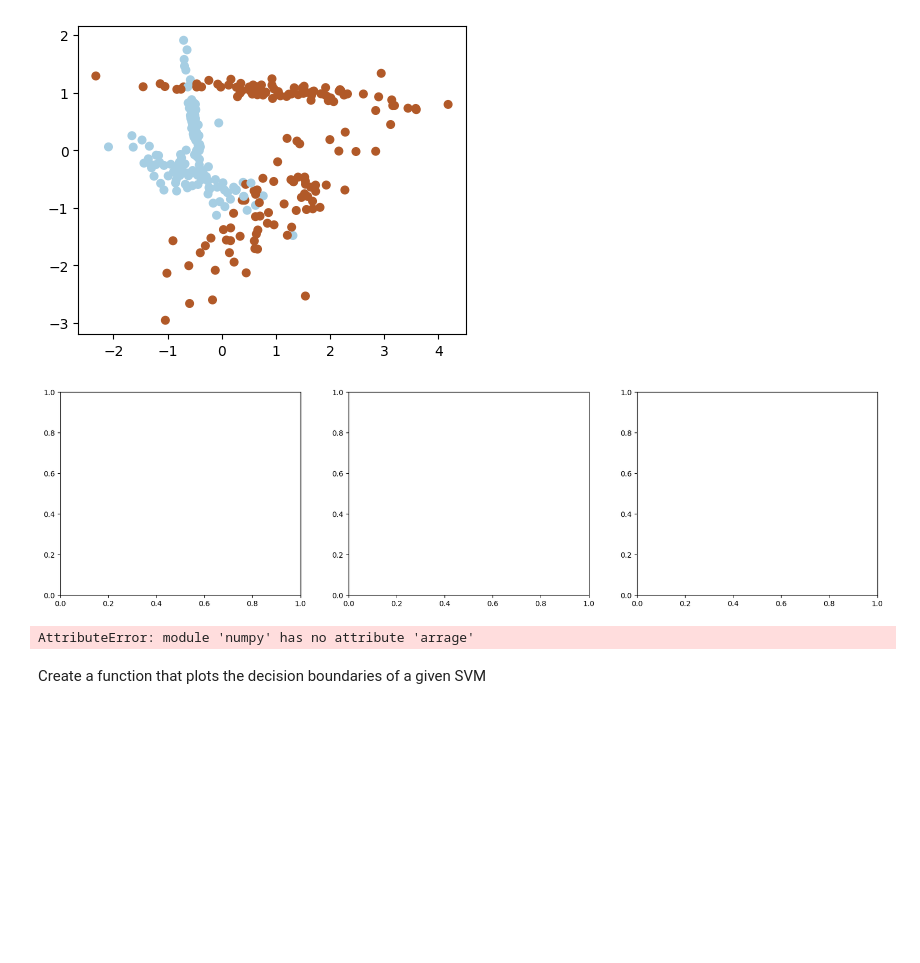
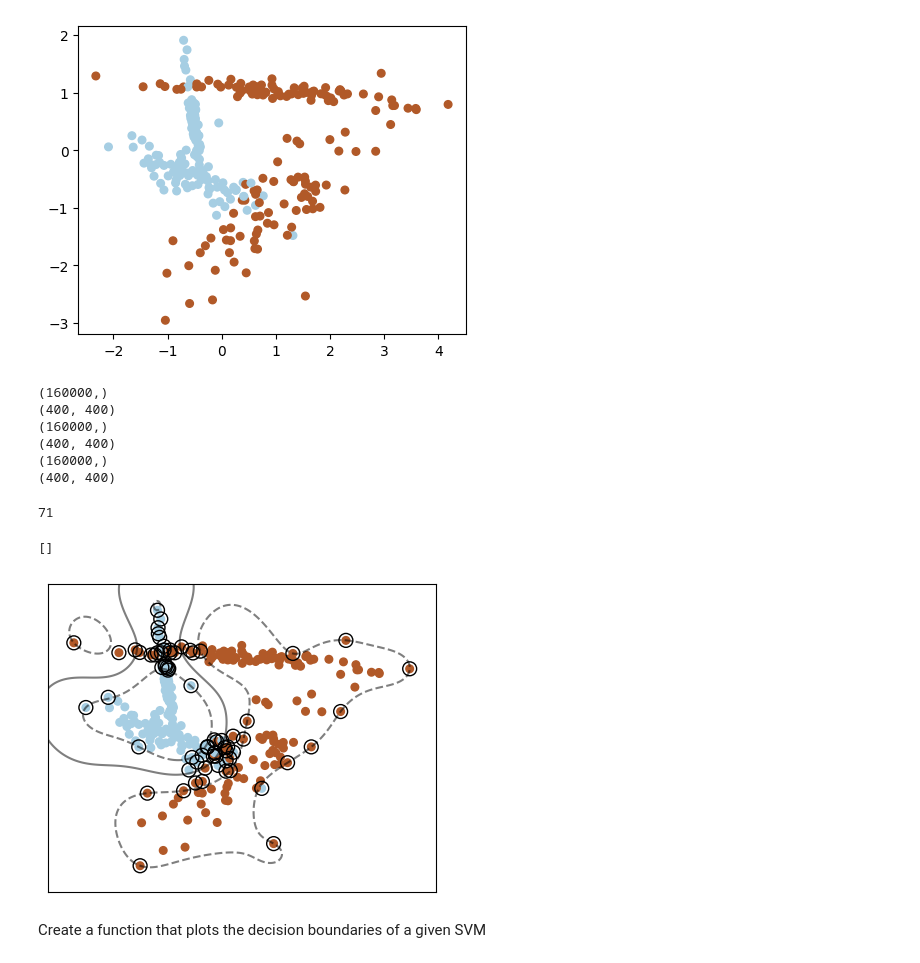
Before and after one commit to rubenfonnegra/machine_learning, a Jupyter notebook: Sem_03/kernels_svm.ipynb, the cells around one changed output. Cells and saved outputs as stored; diff of their text form; code cells hidden in the pictures; blank space fills up the shorter version.

```diff
--- a/Sem_03/kernels_svm.ipynb
+++ b/Sem_03/kernels_svm.ipynb
@@ -104,29 +104,25 @@ import sys
 [figure]
 # %%
 
-# kernels = ['linear', 'poly', 'rbf']
+kernels = ['linear', 'poly', 'rbf']
 
-# _, axes = plt.subplots(1,3, figsize = (20,5))
+#_, axes = plt.subplots(1,3, figsize = (20,5))
 
-# # fit the model
-# for i,kernel in enumerate(kernels):
-#   clf = SVC(kernel = kernel , gamma = 1, degree=2)
-#   clf.fit( X , y )
+# fit the model
+for i,kernel in enumerate(kernels):
+  clf = SVC(kernel = kernel , gamma = 1, degree=2)
+  clf.fit( X , y )
+  h_min, h_max = X[:,0].min()-0.5, X[:,0].max()+0.5
+  v_min, v_max = X[:,1].min()-0.5, X[:,1].max()+0.5
+  # Crear el grid de las fronteras de decision
+  h_grid, v_grid = np.meshgrid(np.linspace( h_min , h_max , 400), np.linspace( v_min , v_max , 400))
+  # Predecir los valores del grid
+  pred_grid = clf.decision_function( np.c_[h_grid.ravel(), v_grid.ravel()] )
+  print (pred_grid.shape)
+  # Encajar las predicciones al tamaño del grid
+  pred_grid = pred_grid.reshape( h_grid.shape )
+  print (pred_grid.shape)
 
-#   def Boundaries(NamePred,horizontal, vertical,NValue, Nlabel, width, long):
-#     h_min,h_max = horizontal[:,0].min()-0.1, horizontal[:,0].max()+0.1
-#     v_min,v_max = vertical[:,1].min()-0.1, vertical[:,1].max()+0.1
-
-#     h_grid, v_grid = np.meshgrid(np.arrage(h_min,h_max,NValue), np.arrage(v_min,v_max,NValue))
-#     pred_grid = NamePred.predict(np.c_[h_grid.ravel(),v_grid.ravel()])
-
-#     axes[i].pcolormesh( h_grid , v_grid , pred_grid, cmap ='Paired')
-#     axes[i].contour(h_grid , v_grid , pred_grid, colors=['k', 'k'], linestyles=['-', '-'], levels=[0, 1])
-
-#     axes[i].scatter(clf.support_vectors_[:, 0], clf.support_vectors_[:, 1], s = 90, facecolors = 'none', edgecolors = 'k')
-
-#     axes[i].scatter( horizontal[:,0],vertical[:,1], c=Nlabel, cmap='Paired', edgecolors='k')
-#     axes[i].set_axis_off()
 #     # x_min, x_max = _ , _
 #     # y_min, y_max = _ , _
 
@@ -143,10 +139,35 @@ import sys
 #     # axes[i].set_axis_off()
 
 # plt.show()
-# Boundaries(clf,X,X,0.01,y,5,4)
 # %% [output]
-[figure, removed]
-AttributeError: module 'numpy' has no attribute 'arrage'
+(160000,)
+(400, 400)
+(160000,)
+(400, 400)
+(160000,)
+(400, 400)
+# %%
+_, ax = plt.subplots (figsize=(5,4))
+ax.scatter( X[:,0] , X[:,1] , c = y , s = 30, cmap ='Paired')
+
+# plot decision boundary and margins
+ax.contour( h_grid , v_grid , pred_grid , colors='k', levels=[-1, 0, 1], alpha=0.5, linestyles=['--', '-', '--'])
+
+# plot support vectors
+#facecolors con none es transparente y el borde es color negro
+ax.scatter(clf.support_vectors_[:, 0], clf.support_vectors_[:, 1], s=100,
+           linewidth=1, facecolors='none', edgecolors='k')
+
+print (len(clf.support_vectors_))
+# ax.set_xlim(x_grid.min()-.1, x_grid.max()+.1)
+# ax.set_ylim(y_grid.min()-.1, y_grid.max()+.1)
+
+ax.set_xticks(())
+ax.set_yticks(())
+# %% [output]
+71
+[]
+[figure, added]
 # %%
 
 # kernels = ['linear', 'poly', 'rbf']
```
Also changed, not shown: 1 other file.
